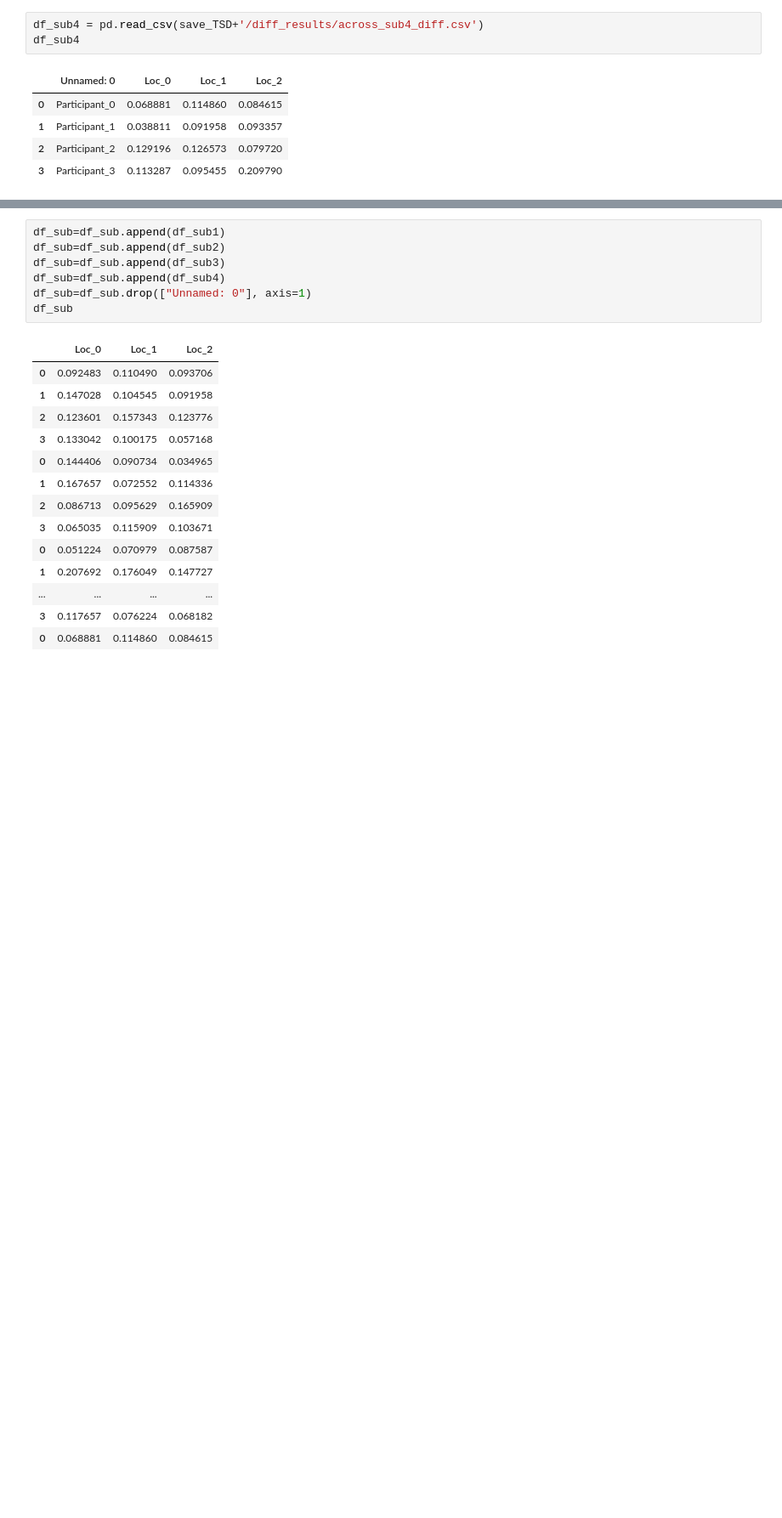
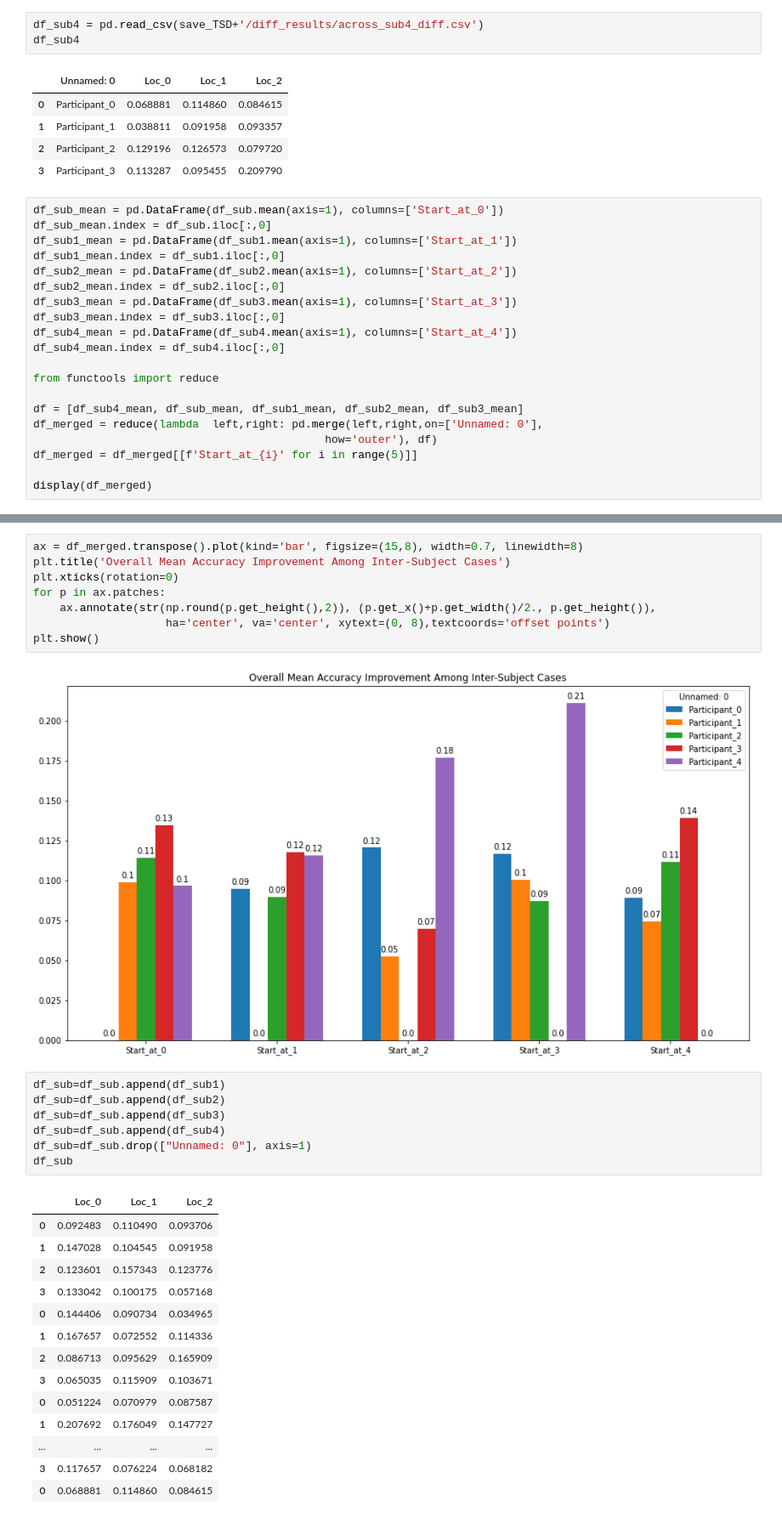
Before and after one commit to aonai/long_term_myo_notes, a Jupyter notebook: test_code/check_mean_std_acc.ipynb, the cells around one changed output, grey strips where cells are left out. Shown at 85% size. Drawn from its saved outputs; the diff is of its cells as text; blank space fills up the shorter version.

```diff
--- a/test_code/check_mean_std_acc.ipynb
+++ b/test_code/check_mean_std_acc.ipynb
@@ -50,3 +51,23 @@ df_sub4
 | 1 | Participant_1 | 0.038811 | 0.091958 | 0.093357 |
 | 2 | Participant_2 | 0.129196 | 0.126573 | 0.079720 |
 | 3 | Participant_3 | 0.113287 | 0.095455 | 0.209790 |
+# %%
+df_sub_mean = pd.DataFrame(df_sub.mean(axis=1), columns=['Start_at_0'])
+df_sub_mean.index = df_sub.iloc[:,0]
+df_sub1_mean = pd.DataFrame(df_sub1.mean(axis=1), columns=['Start_at_1'])
+df_sub1_mean.index = df_sub1.iloc[:,0]
+df_sub2_mean = pd.DataFrame(df_sub2.mean(axis=1), columns=['Start_at_2'])
+df_sub2_mean.index = df_sub2.iloc[:,0]
+df_sub3_mean = pd.DataFrame(df_sub3.mean(axis=1), columns=['Start_at_3'])
+df_sub3_mean.index = df_sub3.iloc[:,0]
+df_sub4_mean = pd.DataFrame(df_sub4.mean(axis=1), columns=['Start_at_4'])
+df_sub4_mean.index = df_sub4.iloc[:,0]
+
+from functools import reduce
+
+df = [df_sub4_mean, df_sub_mean, df_sub1_mean, df_sub2_mean, df_sub3_mean]
+df_merged = reduce(lambda  left,right: pd.merge(left,right,on=['Unnamed: 0'],
+                                            how='outer'), df)
+df_merged = df_merged[[f'Start_at_{i}' for i in range(5)]]
+
+display(df_merged)
@@ -53,3 +82,13 @@ df_sub4
+# %%
+ax = df_merged.transpose().plot(kind='bar', figsize=(15,8), width=0.7, linewidth=8)
+plt.title('Overall Mean Accuracy Improvement Among Inter-Subject Cases')
+plt.xticks(rotation=0)
+for p in ax.patches:
+    ax.annotate(str(np.round(p.get_height(),2)), (p.get_x()+p.get_width()/2., p.get_height()),
+                    ha='center', va='center', xytext=(0, 8),textcoords='offset points')
+plt.show()
+# %% [output]
+[figure, added]
 # %%
 df_sub=df_sub.append(df_sub1)
 df_sub=df_sub.append(df_sub2)
```
Also changed, not shown: parts of 3 cells of this notebook, 6 other files.
